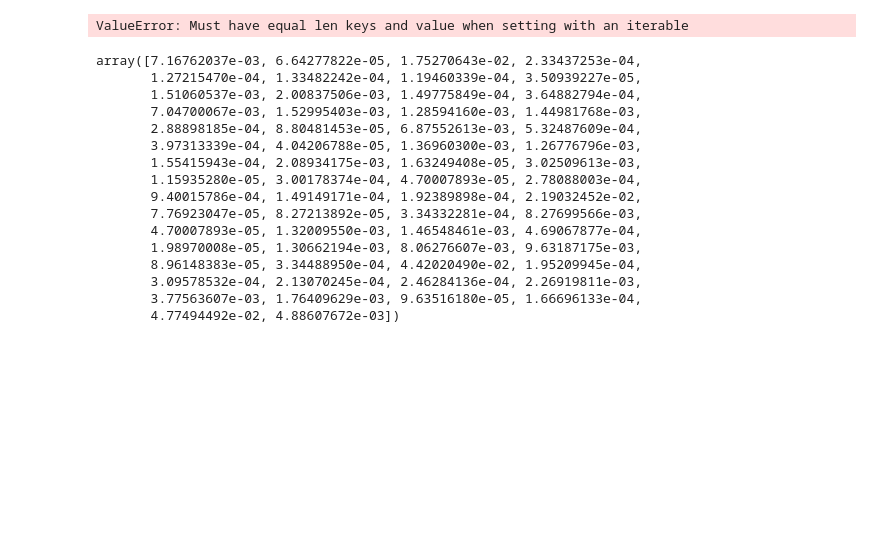
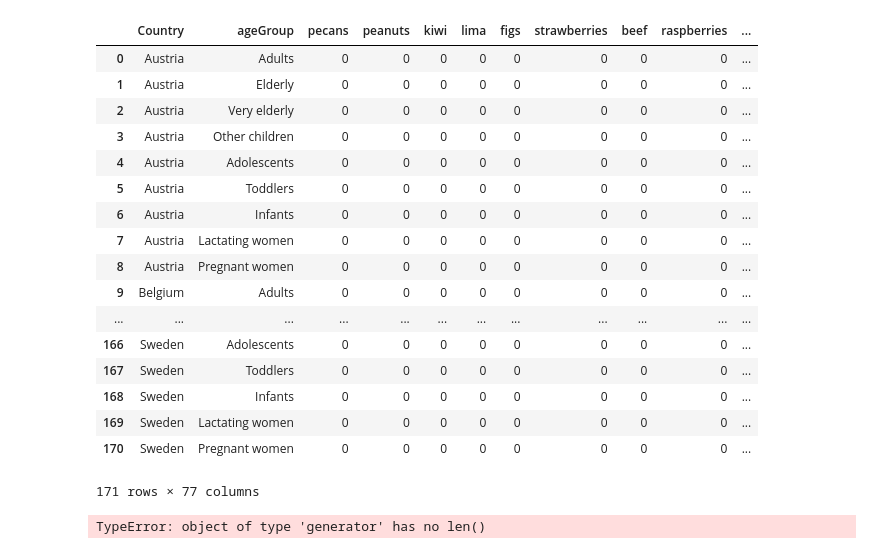
Before and after one commit to mcunha95/carbonfoodprint, a Jupyter notebook: KNN/norm_data.ipynb, the cells around one changed output. Cells and saved outputs as stored; diff of their text form; code cells hidden in the pictures; blank space fills up the shorter version.

Commit message:
formated data and exported the formated one

```diff
--- a/KNN/norm_data.ipynb
+++ b/KNN/norm_data.ipynb
@@ -92,39 +92,31 @@ data.to_csv("./normalized_food_per_country_ageGroup.csv", header=True, sep=',',
 # %%
 countries = list(data['Country'].unique())
 ageGroup =list(data['Pop_Class'].unique())
 cols = ["Country", "ageGroup"] + list(set(data['Food']))
 data_format = pd.DataFrame([[0]*(len(set(data['Food']))+2)]* len(data['Pop_Class'].unique()) * len(data['Country'].unique()), columns=cols)
 i = 0
-indexStart = 0
 for country in countries:
     for age in ageGroup:
         data_format.loc[i,'Country'] = country
         data_format.loc[i,'ageGroup'] = age
         i+=1
-        indexStart=i
-    np.asarray(data.loc[indexStart:i, 'Mean_norm'])
-    data_format.iloc[i,2:] = np.asarray(data.loc[indexStart:i, 'Mean_norm'])
-
-
 data_format
 # %% [output]
+|  | Country | ageGroup | pecans | peanuts | kiwi | lima | figs | strawberries | beef | raspberries | ... |
+| 0 | Austria | Adults | 0 | 0 | 0 | 0 | 0 | 0 | 0 | 0 | ... |
+| 1 | Austria | Elderly | 0 | 0 | 0 | 0 | 0 | 0 | 0 | 0 | ... |
+| 2 | Austria | Very elderly | 0 | 0 | 0 | 0 | 0 | 0 | 0 | 0 | ... |
+| 3 | Austria | Other children | 0 | 0 | 0 | 0 | 0 | 0 | 0 | 0 | ... |
+| 4 | Austria | Adolescents | 0 | 0 | 0 | 0 | 0 | 0 | 0 | 0 | ... |
+| 5 | Austria | Toddlers | 0 | 0 | 0 | 0 | 0 | 0 | 0 | 0 | ... |
+| 6 | Austria | Infants | 0 | 0 | 0 | 0 | 0 | 0 | 0 | 0 | ... |
+| 7 | Austria | Lactating women | 0 | 0 | 0 | 0 | 0 | 0 | 0 | 0 | ... |
+| 8 | Austria | Pregnant women | 0 | 0 | 0 | 0 | 0 | 0 | 0 | 0 | ... |
+| 9 | Belgium | Adults | 0 | 0 | 0 | 0 | 0 | 0 | 0 | 0 | ... |
+| ... | ... | ... | ... | ... | ... | ... | ... | ... | ... | ... | ... |
+| 166 | Sweden | Adolescents | 0 | 0 | 0 | 0 | 0 | 0 | 0 | 0 | ... |
+| 167 | Sweden | Toddlers | 0 | 0 | 0 | 0 | 0 | 0 | 0 | 0 | ... |
+| 168 | Sweden | Infants | 0 | 0 | 0 | 0 | 0 | 0 | 0 | 0 | ... |
+| 169 | Sweden | Lactating women | 0 | 0 | 0 | 0 | 0 | 0 | 0 | 0 | ... |
+| 170 | Sweden | Pregnant women | 0 | 0 | 0 | 0 | 0 | 0 | 0 | 0 | ... |
-ValueError: Must have equal len keys and value when setting with an iterable
+171 rows × 77 columns
-# %%
-np.asarray(data.loc[0:61, 'Mean_norm'])
-# %% [output]
-array([7.16762037e-03, 6.64277822e-05, 1.75270643e-02, 2.33437253e-04,
-       1.27215470e-04, 1.33482242e-04, 1.19460339e-04, 3.50939227e-05,
-       1.51060537e-03, 2.00837506e-03, 1.49775849e-04, 3.64882794e-04,
-       7.04700067e-03, 1.52995403e-03, 1.28594160e-03, 1.44981768e-03,
-       2.88898185e-04, 8.80481453e-05, 6.87552613e-03, 5.32487609e-04,
-       3.97313339e-04, 4.04206788e-05, 1.36960300e-03, 1.26776796e-03,
-       1.55415943e-04, 2.08934175e-03, 1.63249408e-05, 3.02509613e-03,
-       1.15935280e-05, 3.00178374e-04, 4.70007893e-05, 2.78088003e-04,
-       9.40015786e-04, 1.49149171e-04, 1.92389898e-04, 2.19032452e-02,
-       7.76923047e-05, 8.27213892e-05, 3.34332281e-04, 8.27699566e-03,
-       4.70007893e-05, 1.32009550e-03, 1.46548461e-03, 4.69067877e-04,
-       1.98970008e-05, 1.30662194e-03, 8.06276607e-03, 9.63187175e-03,
-       8.96148383e-05, 3.34488950e-04, 4.42020490e-02, 1.95209945e-04,
-       3.09578532e-04, 2.13070245e-04, 2.46284136e-04, 2.26919811e-03,
-       3.77563607e-03, 1.76409629e-03, 9.63516180e-05, 1.66696133e-04,
-       4.77494492e-02, 4.88607672e-03])
@@ -130,0 +130,9 @@ array([7.16762037e-03, 6.64277822e-05, 1.75270643e-02, 2.33437253e-04,
+# %%
+dataTest = data_format
+for i, row in dataTest.iterrows():
+    for iRaw, rowRaw in data.iterrows():
+        if row['Country'] == rowRaw['Country'] and row['ageGroup'] == rowRaw['Pop_Class']:
+            dataTest.loc[i, food] = (data.loc[iRaw,'Mean_norm'] for food in dataTest.columns.values if food == data.loc[iRaw,'Food'])
+dataTest
+# %% [output]
+TypeError: object of type 'generator' has no len()
```
Also changed, not shown: parts of 6 cells of this notebook, 2 other files.
